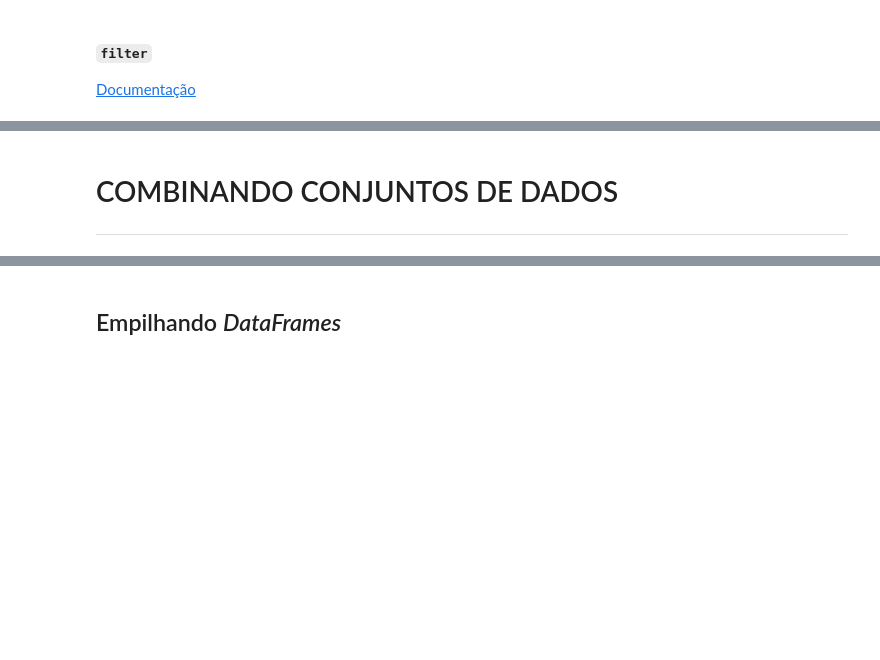
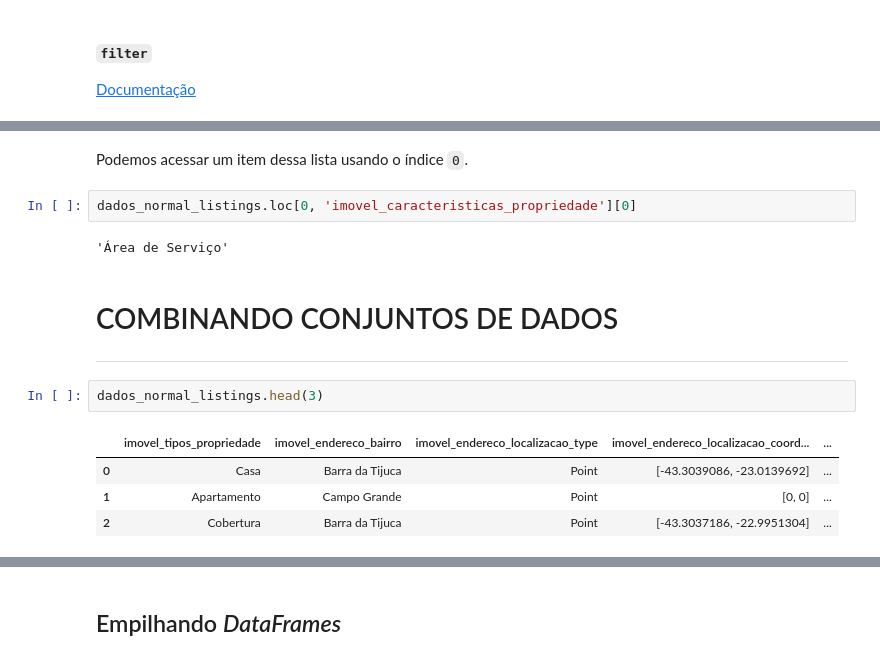
Before and after one commit to josenaldo/alura-cds-python-pandas-tecnicas-avancadas, a Jupyter notebook: notebook/Projeto.ipynb, the cells around one changed output, grey strips where cells are left out. Saved outputs shown, nothing was run; the diff lists cells and outputs as text; blank space fills up the shorter version.

```diff
--- a/notebook/Projeto.ipynb
+++ b/notebook/Projeto.ipynb
@@ -511,3 +617,16 @@ textos[0]
+# %% [markdown]
+Podemos acessar um item dessa lista usando o índice `0`.
+# %%
+dados_normal_listings.loc[0, 'imovel_caracteristicas_propriedade'][0]
+# %% [output]
+'Área de Serviço'
 # %% [markdown]
 # COMBINANDO CONJUNTOS DE DADOS
 ---
+# %%
+dados_normal_listings.head(3)
+# %% [output]
+|  | imovel_tipos_propriedade | imovel_endereco_bairro | imovel_endereco_localizacao_type | imovel_endereco_localizacao_coord... | ... |
+| 0 | Casa | Barra da Tijuca | Point | [-43.3039086, -23.0139692] | ... |
+| 1 | Apartamento | Campo Grande | Point | [0, 0] | ... |
+| 2 | Cobertura | Barra da Tijuca | Point | [-43.3037186, -22.9951304] | ... |
```
Also changed, not shown: parts of 21 cells of this notebook.
